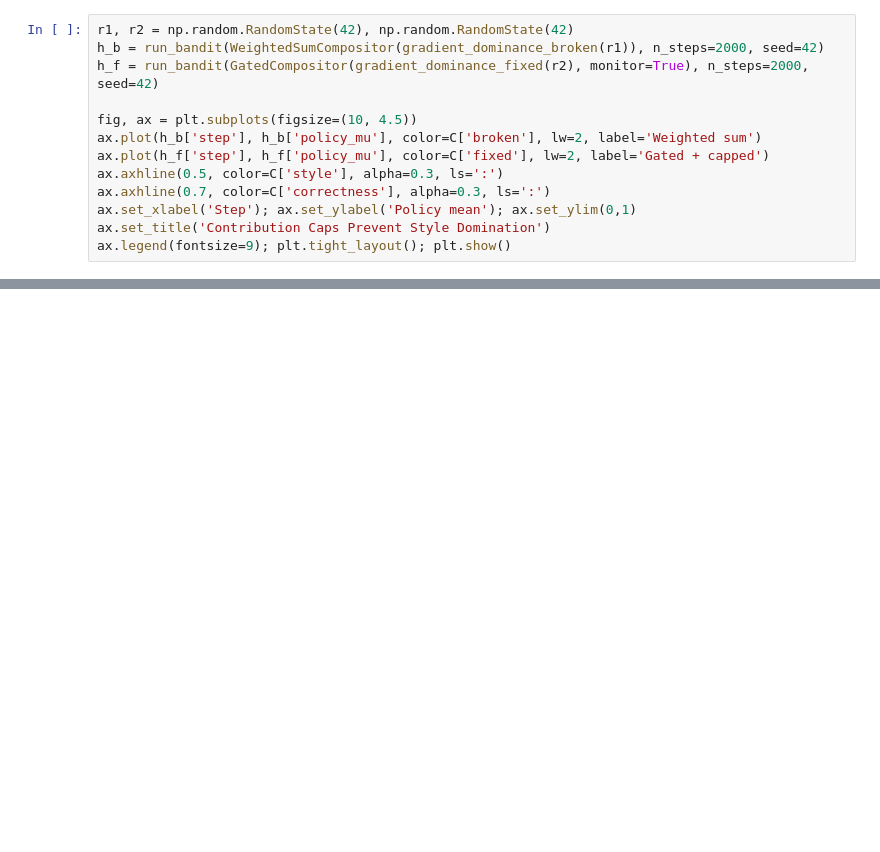
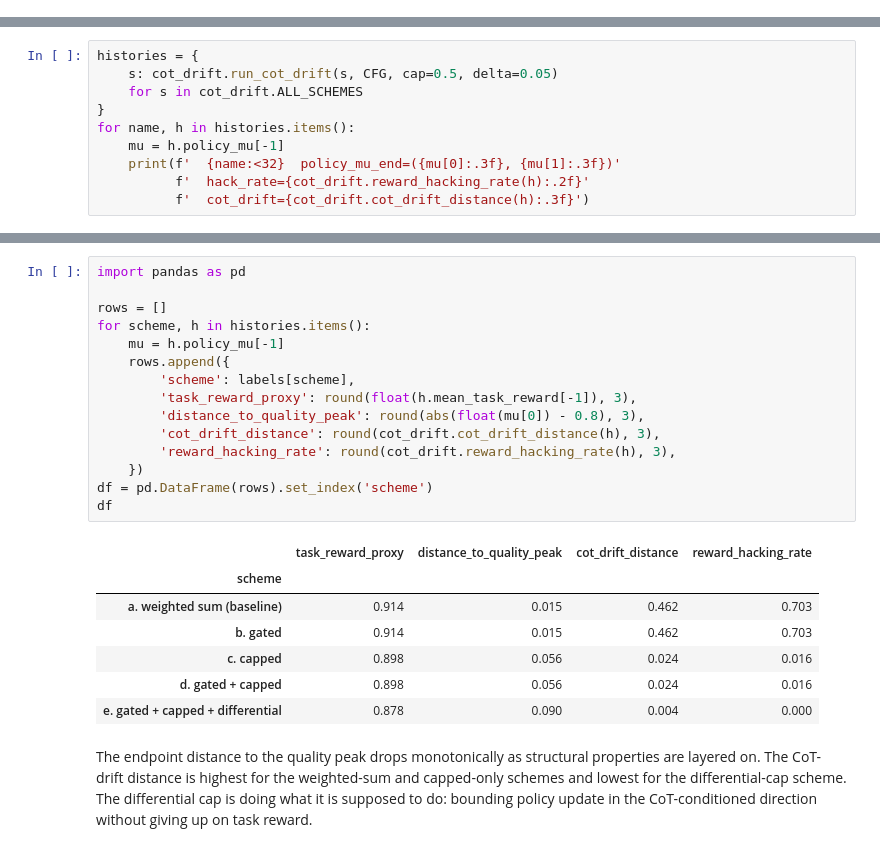
Before and after one commit to ABengani17/reward_cap, a Jupyter notebook: notebooks/02_structured_composition.ipynb, the cells around one changed output, grey strips where cells are left out. Saved outputs shown, nothing was run; the diff lists cells and outputs as text; blank space fills up the shorter version.

```diff
--- a/notebooks/02_structured_composition.ipynb
+++ b/notebooks/02_structured_composition.ipynb
@@ -45,13 +26,0 @@ Capping each scorer's contribution to (weight * influence_cap) prevents any sing
-# %%
-r1, r2 = np.random.RandomState(42), np.random.RandomState(42)
-h_b = run_bandit(WeightedSumCompositor(gradient_dominance_broken(r1)), n_steps=2000, seed=42)
-h_f = run_bandit(GatedCompositor(gradient_dominance_fixed(r2), monitor=True), n_steps=2000, seed=42)
-
-fig, ax = plt.subplots(figsize=(10, 4.5))
-ax.plot(h_b['step'], h_b['policy_mu'], color=C['broken'], lw=2, label='Weighted sum')
-ax.plot(h_f['step'], h_f['policy_mu'], color=C['fixed'], lw=2, label='Gated + capped')
-ax.axhline(0.5, color=C['style'], alpha=0.3, ls=':')
-ax.axhline(0.7, color=C['correctness'], alpha=0.3, ls=':')
-ax.set_xlabel('Step'); ax.set_ylabel('Policy mean'); ax.set_ylim(0,1)
-ax.set_title('Contribution Caps Prevent Style Domination')
-ax.legend(fontsize=9); plt.tight_layout(); plt.show()
@@ -98,0 +27,10 @@ if first: print(f"Detected at step {first} (accuracy: {max(0.4, 0.95 - 0.0003*fi
+# %%
+histories = {
+    s: cot_drift.run_cot_drift(s, CFG, cap=0.5, delta=0.05)
+    for s in cot_drift.ALL_SCHEMES
+}
+for name, h in histories.items():
+    mu = h.policy_mu[-1]
+    print(f'  {name:<32}  policy_mu_end=({mu[0]:.3f}, {mu[1]:.3f})'
+          f'  hack_rate={cot_drift.reward_hacking_rate(h):.2f}'
+          f'  cot_drift={cot_drift.cot_drift_distance(h):.3f}')
@@ -98,0 +96,30 @@ if first: print(f"Detected at step {first} (accuracy: {max(0.4, 0.95 - 0.0003*fi
+# %%
+import pandas as pd
+
+rows = []
+for scheme, h in histories.items():
+    mu = h.policy_mu[-1]
+    rows.append({
+        'scheme': labels[scheme],
+        'task_reward_proxy': round(float(h.mean_task_reward[-1]), 3),
+        'distance_to_quality_peak': round(abs(float(mu[0]) - 0.8), 3),
+        'cot_drift_distance': round(cot_drift.cot_drift_distance(h), 3),
+        'reward_hacking_rate': round(cot_drift.reward_hacking_rate(h), 3),
+    })
+df = pd.DataFrame(rows).set_index('scheme')
+df
+# %% [output]
+|  | task_reward_proxy | distance_to_quality_peak | cot_drift_distance | reward_hacking_rate |
+| scheme |  |  |  |  |
+| a. weighted sum (baseline) | 0.914 | 0.015 | 0.462 | 0.703 |
+| b. gated | 0.914 | 0.015 | 0.462 | 0.703 |
+| c. capped | 0.898 | 0.056 | 0.024 | 0.016 |
+| d. gated + capped | 0.898 | 0.056 | 0.024 | 0.016 |
+| e. gated + capped + differential | 0.878 | 0.090 | 0.004 | 0.000 |
+# %% [markdown]
+The endpoint distance to the quality peak drops monotonically as
+structural properties are layered on. The CoT-drift distance is
+highest for the weighted-sum and capped-only schemes and lowest
+for the differential-cap scheme. The differential cap is doing
+what it is supposed to do: bounding policy update in the
+CoT-conditioned direction without giving up on task reward.
```
Also changed, not shown: parts of 14 cells of this notebook, 37 other files.
